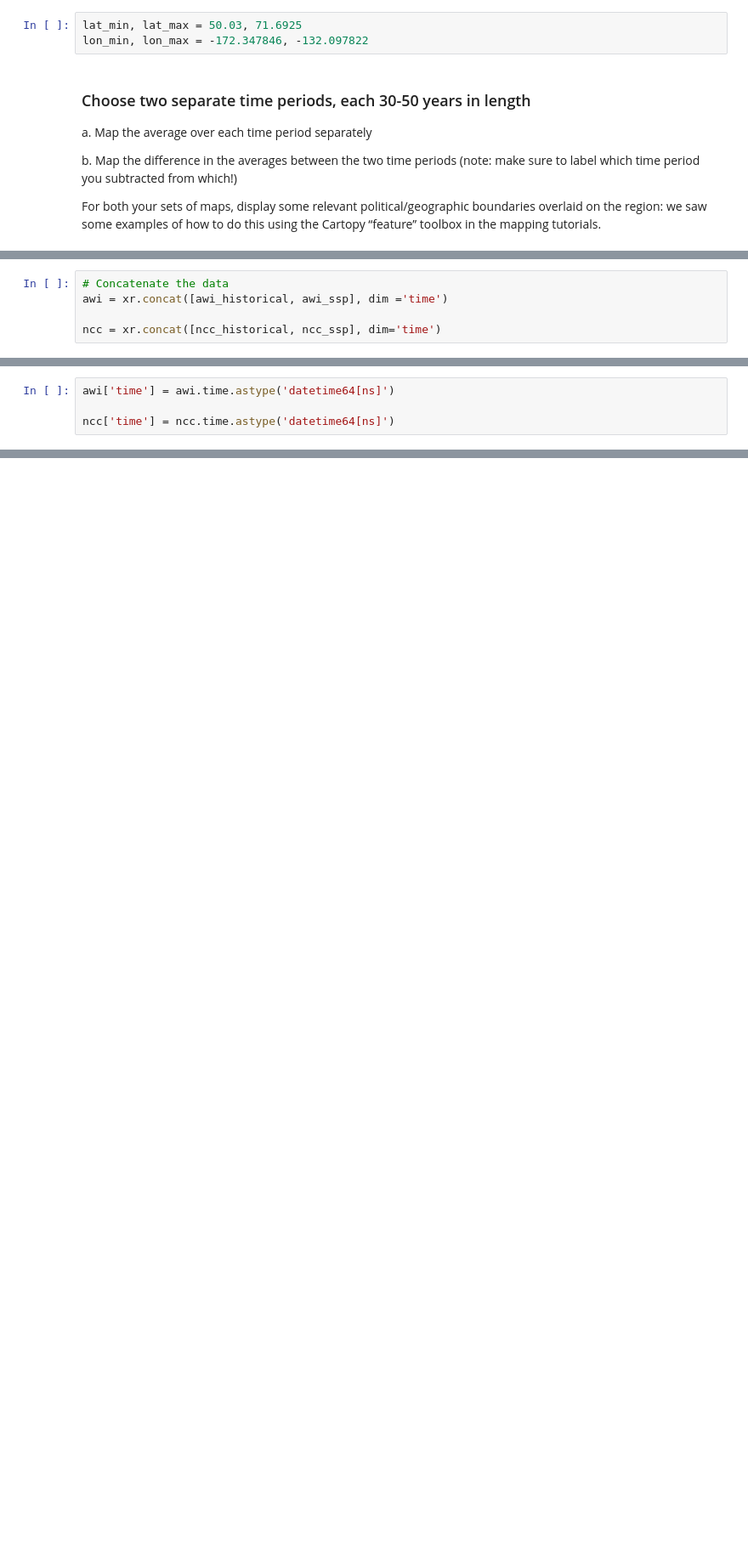
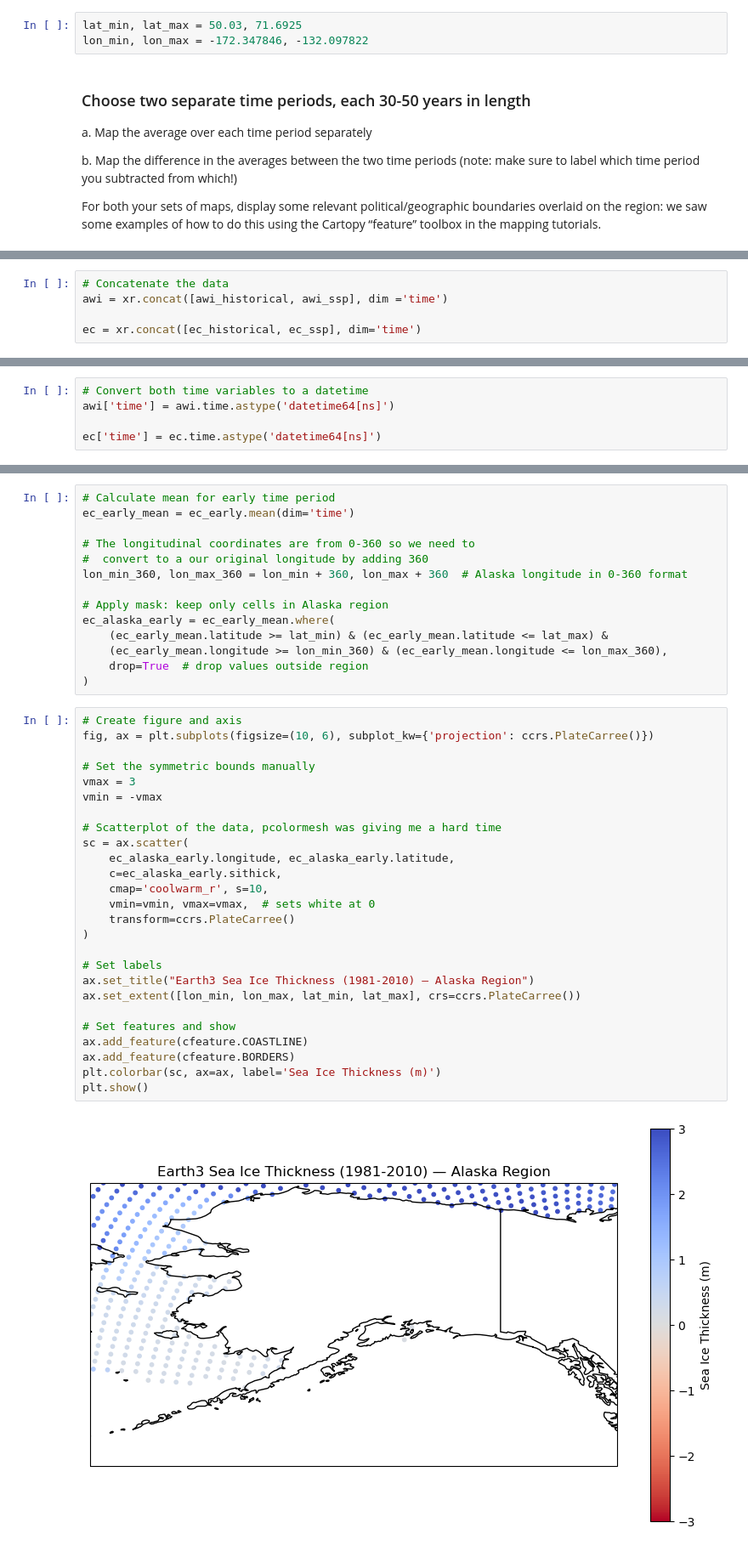
Before and after one commit to tommats00/CMIP6_AWS, a Jupyter notebook: Assignment2.ipynb, the cells around one changed output, grey strips where cells are left out. Shown at 85% size. Drawn from its saved outputs; the diff is of its cells as text; blank space fills up the shorter version.

```diff
--- a/Assignment2.ipynb
+++ b/Assignment2.ipynb
@@ -150,5 +153,5 @@ ncc_ssp = xr.open_zarr(res['zstore'][3], storage_options = {'anon':True})
 # Concatenate the data
 awi = xr.concat([awi_historical, awi_ssp], dim ='time')
 
-ncc = xr.concat([ncc_historical, ncc_ssp], dim='time')
+ec = xr.concat([ec_historical, ec_ssp], dim='time')
 # %% [markdown]
@@ -156,4 +159,5 @@ Now that the data is in different `xarray`'s, we want to splice it into 30-50 ye
 # %%
+# Convert both time variables to a datetime
 awi['time'] = awi.time.astype('datetime64[ns]')
 
-ncc['time'] = ncc.time.astype('datetime64[ns]')
+ec['time'] = ec.time.astype('datetime64[ns]')
@@ -236,0 +277,42 @@ KeyError: "no index found for coordinate 'lat'"
+# %%
+# Calculate mean for early time period
+ec_early_mean = ec_early.mean(dim='time')
+
+# The longitudinal coordinates are from 0-360 so we need to
+#  convert to a our original longitude by adding 360
+lon_min_360, lon_max_360 = lon_min + 360, lon_max + 360  # Alaska longitude in 0-360 format
+
+# Apply mask: keep only cells in Alaska region
+ec_alaska_early = ec_early_mean.where(
+    (ec_early_mean.latitude >= lat_min) & (ec_early_mean.latitude <= lat_max) &
+    (ec_early_mean.longitude >= lon_min_360) & (ec_early_mean.longitude <= lon_max_360),
+    drop=True  # drop values outside region
+)
+# %%
+# Create figure and axis
+fig, ax = plt.subplots(figsize=(10, 6), subplot_kw={'projection': ccrs.PlateCarree()})
+
+# Set the symmetric bounds manually
+vmax = 3
+vmin = -vmax
+
+# Scatterplot of the data, pcolormesh was giving me a hard time
+sc = ax.scatter(
+    ec_alaska_early.longitude, ec_alaska_early.latitude,
+    c=ec_alaska_early.sithick,
+    cmap='coolwarm_r', s=10,
+    vmin=vmin, vmax=vmax,  # sets white at 0
+    transform=ccrs.PlateCarree()
+)
+
+# Set labels
+ax.set_title("Earth3 Sea Ice Thickness (1981-2010) — Alaska Region")
+ax.set_extent([lon_min, lon_max, lat_min, lat_max], crs=ccrs.PlateCarree())
+
+# Set features and show
+ax.add_feature(cfeature.COASTLINE)
+ax.add_feature(cfeature.BORDERS)
+plt.colorbar(sc, ax=ax, label='Sea Ice Thickness (m)')
+plt.show()
+# %% [output]
+[figure, added]
```
Also changed, not shown: parts of 40 cells of this notebook.
